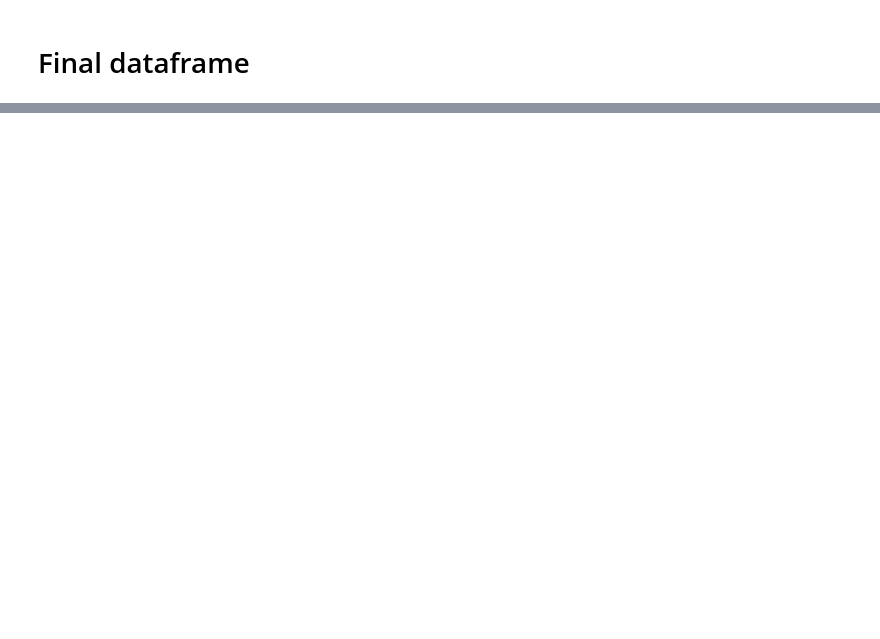
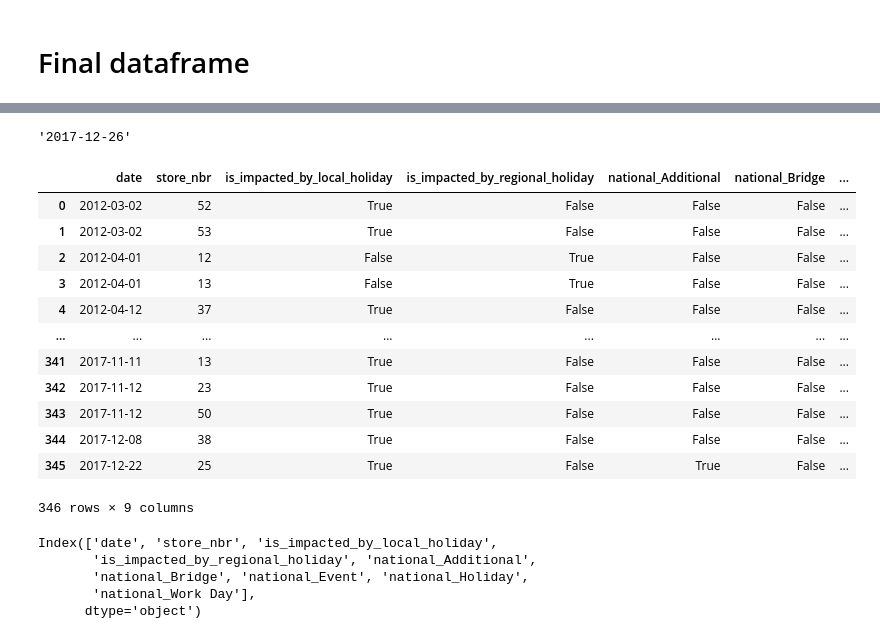
Before and after one commit to oussamaemtl/Store-Sales---Time-Series-Forecasting, a Jupyter notebook: preprocessing_feature_engineering.ipynb, the cells around one changed output, grey strips where cells are left out. Drawn from its saved outputs; the diff is of its cells as text; code cells hidden in the pictures; blank space fills up the shorter version.

```diff
--- a/preprocessing_feature_engineering.ipynb
+++ b/preprocessing_feature_engineering.ipynb
@@ -209,0 +256,4 @@ df_train[["date", "store_nbr", 'family', "sales", "onpromotion"]].drop_duplicate
+# %%
+_holidays_ = local_holiday[['date', 'store_nbr', 'is_impacted_by_local_holiday']].merge(regional_holiday[['date', 'store_nbr', 'is_impacted_by_regional_holiday']], how="outer")
+_holidays_.fillna(False, inplace=True)
+_holidays_
@@ -209,0 +274,36 @@ df_train[["date", "store_nbr", 'family', "sales", "onpromotion"]].drop_duplicate
+# %%
+df_holidays__ = df_holidays[(df_holidays["locale"] == "National") & (df_holidays["transferred"] == False) &
+                            (df_holidays["type"].isin(['Holiday', 'Additional', 'Bridge', 'Work Day', 'Event']))].copy()
+
+# Add a column with True to indicate the presence of each type
+df_holidays__['is_present'] = True
+
+# Pivot the DataFrame, with date as the index and each type as a column
+df_pivot = df_holidays__.pivot_table(index='date', columns='type', values='is_present', fill_value=False)
+df_pivot.columns = ['national_' + col for col in df_pivot.columns]
+# Display the result
+df_pivot.reset_index(inplace=True)
+for cols in df_pivot.columns:
+   df_pivot[cols] = df_pivot[cols].replace({1.0: True})
+
+df_holidays__ = df_holidays[(df_holidays["locale"] == "National") & (df_holidays["transferred"] == True)].copy()
+
+# Add a column with True to indicate the presence of each type
+df_holidays__['is_present'] = True
+df_holidays__['type'] = "Holiday"
+
+# Pivot the DataFrame, with date as the index and each type as a column
+df_pivot_bis = df_holidays__.pivot_table(index='date', columns='type', values='is_present', fill_value=False)
+df_pivot_bis.columns = ['national_' + col for col in df_pivot_bis.columns]
+# Display the result
+df_pivot_bis.reset_index(inplace=True)
+for cols in df_pivot_bis.columns:
+   df_pivot_bis[cols] = df_pivot_bis[cols].replace({1.0: True})
+
+df_pivot_bis['national_Additional'] = False
+df_pivot_bis['national_Bridge'] = False
+df_pivot_bis['national_Event'] = False
+df_pivot_bis['national_Work Day'] = False
+
+df_pivot = pd.concat([df_pivot, df_pivot_bis])
+df_pivot.head()
@@ -209,0 +317,30 @@ df_train[["date", "store_nbr", 'family', "sales", "onpromotion"]].drop_duplicate
+# %%
+df_pivot.date.max()
+# %% [output]
+'2017-12-26'
+# %%
+_holidays_ = _holidays_.merge(df_pivot, how = "left")
+_holidays_.fillna(False, inplace=True)
+_holidays_
+# %% [output]
+|  | date | store_nbr | is_impacted_by_local_holiday | is_impacted_by_regional_holiday | national_Additional | national_Bridge | ... |
+| 0 | 2012-03-02 | 52 | True | False | False | False | ... |
+| 1 | 2012-03-02 | 53 | True | False | False | False | ... |
+| 2 | 2012-04-01 | 12 | False | True | False | False | ... |
+| 3 | 2012-04-01 | 13 | False | True | False | False | ... |
+| 4 | 2012-04-12 | 37 | True | False | False | False | ... |
+| ... | ... | ... | ... | ... | ... | ... | ... |
+| 341 | 2017-11-11 | 13 | True | False | False | False | ... |
+| 342 | 2017-11-12 | 23 | True | False | False | False | ... |
+| 343 | 2017-11-12 | 50 | True | False | False | False | ... |
+| 344 | 2017-12-08 | 38 | True | False | False | False | ... |
+| 345 | 2017-12-22 | 25 | True | False | True | False | ... |
+346 rows × 9 columns
+# %%
+_holidays_.columns
+# %% [output]
+Index(['date', 'store_nbr', 'is_impacted_by_local_holiday',
+       'is_impacted_by_regional_holiday', 'national_Additional',
+       'national_Bridge', 'national_Event', 'national_Holiday',
+       'national_Work Day'],
+      dtype='object')
```
Also changed, not shown: parts of 26 cells of this notebook, 5 other files.
